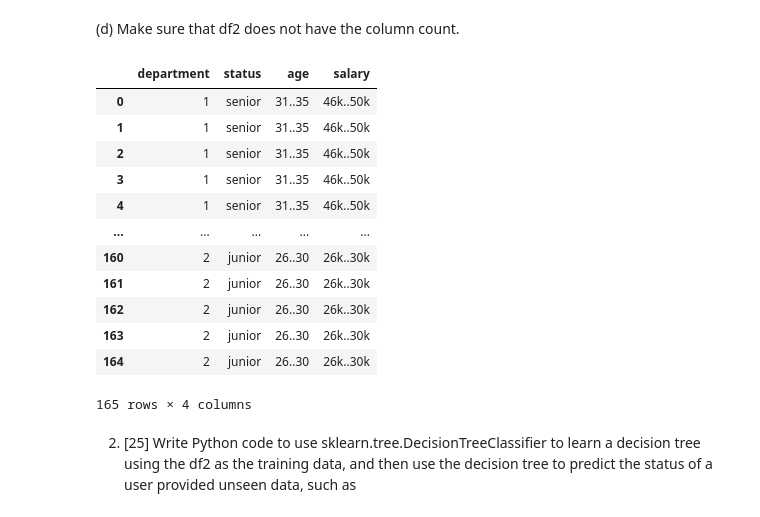
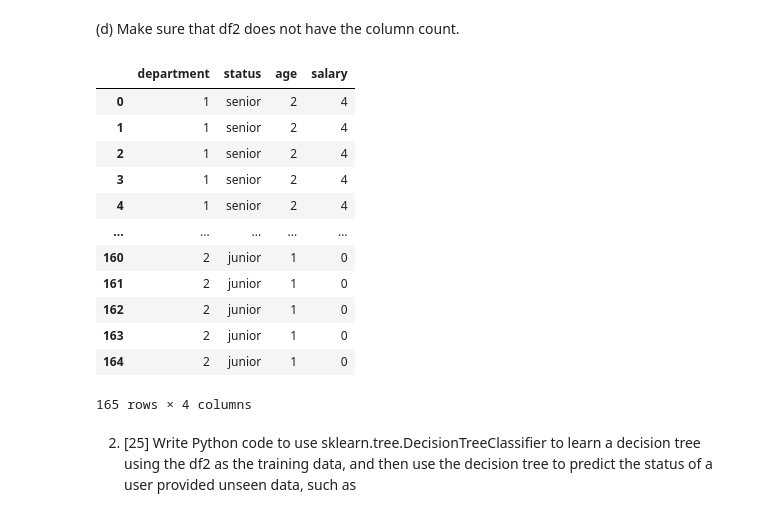
Before and after one commit to subha9542/Datamining, a Jupyter notebook: Data_mining_HW6.ipynb, the cells around one changed output. Cells and saved outputs as stored; diff of their text form; code cells hidden in the pictures.

```diff
--- a/Data_mining_HW6.ipynb
+++ b/Data_mining_HW6.ipynb
@@ -17,8 +17,8 @@ from sklearn import metrics
 
 (a) Read data from hwk06-01.csv into a DataFrame df1.
 # %%
-df = pd.read_csv("hwk06-01.csv",sep = '\t')
-df.head
+df1 = pd.read_csv("hwk06-01.csv",sep = '\t')
+df1.head
 # %% [output]
 <bound method NDFrame.head of    department  status     age    salary  count
 0       sales  senior  31..35  46k..50k     30
@@ -37,8 +37,8 @@ df.head
 as indicated in the count column. For example, the first row in df1 should appear 30
 times in df2, second row in df1 40 times in df2, etc.
 # %%
-df2 = df.loc[np.repeat(df.index.values,df['count'].to_numpy())]
-df2.head()
+df2 = df1.loc[np.repeat(df1.index.values,df1['count'].to_numpy())].reset_index(drop=True)
+df2
 # %% [output]
 |  | department | status | age | salary | count |
 | 0 | sales | senior | 31..35 | 46k..50k | 30 |
@@ -52,8 +59,14 @@ df2.head()
 list index as the coding.
 # %%
 df2['department'] = df2['department'].astype('category')
+df2['age'] = df2['age'].astype('category')
+df2['salary'] = df2['salary'].astype('category')
 #df2['status'] = df2['status'].astype('category')
 cat_columns = df2.select_dtypes(['category']).columns
+age_cat = dict( enumerate(df2['age'].cat.categories ) )
+department_cat = dict( enumerate(df2['department'].cat.categories ) )
+salary_cat = dict( enumerate(df2['salary'].cat.categories ) )
+print(age_cat,'\n',department_cat,'\n',salary_cat)
 df2[cat_columns] = df2[cat_columns].apply(lambda x: x.cat.codes)
 df2
 # %% [output]
@@ -73,21 +89,21 @@ df2
 # %% [markdown]
 (d) Make sure that df2 does not have the column count.
 # %%
-df2 = df2.drop("count",axis=1).reset_index(drop=True)
+df2 = df2.drop("count",axis=1)
 df2
 # %% [output]
 |  | department | status | age | salary |
-| 0 | 1 | senior | 31..35 | 46k..50k |
-| 1 | 1 | senior | 31..35 | 46k..50k |
-| 2 | 1 | senior | 31..35 | 46k..50k |
-| 3 | 1 | senior | 31..35 | 46k..50k |
-| 4 | 1 | senior | 31..35 | 46k..50k |
+| 0 | 1 | senior | 2 | 4 |
+| 1 | 1 | senior | 2 | 4 |
+| 2 | 1 | senior | 2 | 4 |
+| 3 | 1 | senior | 2 | 4 |
+| 4 | 1 | senior | 2 | 4 |
 | ... | ... | ... | ... | ... |
-| 160 | 2 | junior | 26..30 | 26k..30k |
-| 161 | 2 | junior | 26..30 | 26k..30k |
-| 162 | 2 | junior | 26..30 | 26k..30k |
-| 163 | 2 | junior | 26..30 | 26k..30k |
-| 164 | 2 | junior | 26..30 | 26k..30k |
+| 160 | 2 | junior | 1 | 0 |
+| 161 | 2 | junior | 1 | 0 |
+| 162 | 2 | junior | 1 | 0 |
+| 163 | 2 | junior | 1 | 0 |
+| 164 | 2 | junior | 1 | 0 |
 165 rows × 4 columns
 # %% [markdown]
 2. [25] Write Python code to use sklearn.tree.DecisionTreeClassifier to learn a decision tree
```
Also changed, not shown: parts of 18 cells of this notebook.
